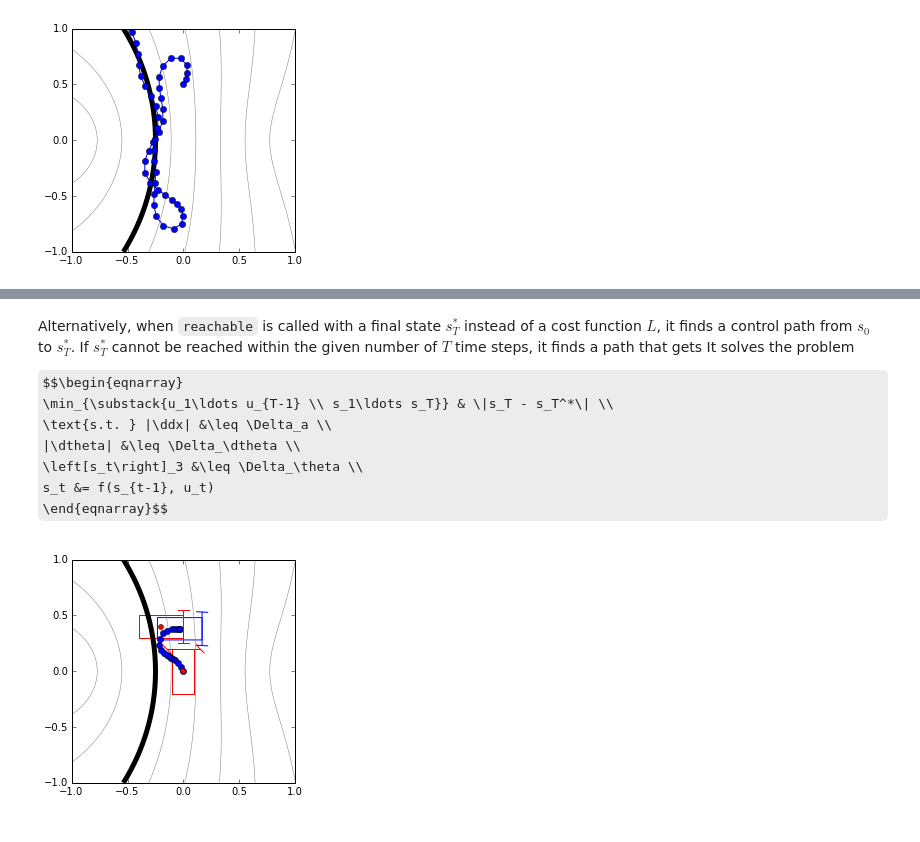
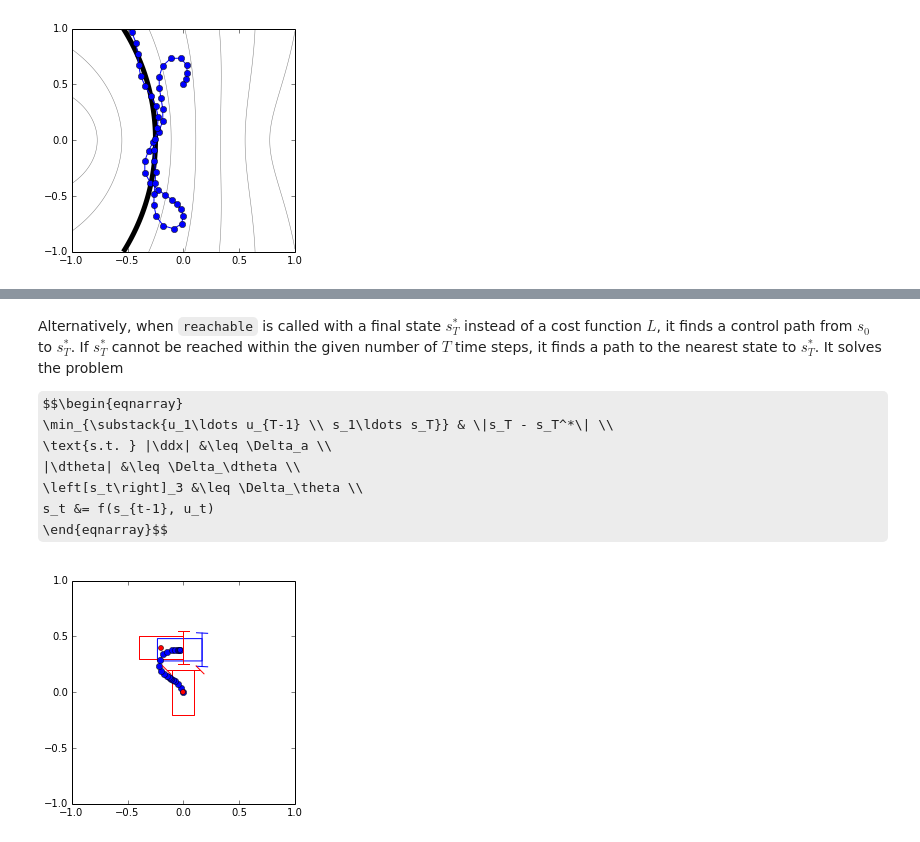
Before and after one commit to a-rahimi/sqp-control, a Jupyter notebook: Following an Uncertain Path.ipynb, the cells around one changed output, grey strips where cells are left out. Drawn from its saved outputs; the diff is of its cells as text; code cells hidden in the pictures; some formulas as TeX source.

````diff
--- a/Following an Uncertain Path.ipynb
+++ b/Following an Uncertain Path.ipynb
@@ -199,22 +203,3 @@ $$\begin{eqnarray}
 Starting from an initial state $s_0$, the solution of the optimization is the sequence of of states and controls that minimizes the objective over a time horizon of length $T$.
 
 The routine ```reachable``` solves this problem as a sequence of quadratic programs.
-# %%
-def show_results_per_iter(path, s0, sT, S, L, it, animated=0):
-  sim.show_results(path, S, L, animated=animated,
-                   save_output=anim if animated else None)
-  if s0 is not None:
-    sim.draw_car(P.figure(0).get_axes()[0], s0, color='r')
-  if sT is not None:
-    sim.draw_car(P.figure(0).get_axes()[0], sT, color='r')
-  anim(P.gca(), 0)
-
-
-T = 30
-s0 = (.0, .0, pi/2, .04, -pi/4)
-S,U = continuous.reachable(T, s0, None,
-                lambda s,**kw: continuous.state_cost(p, target_speed, lambda_speed, s,**kw),
-                sim.apply_control, max_dtheta, max_theta, max_ddx,
-                show_results=lambda *a: show_results_per_iter(p, s0, None, *a))
-show_results_per_iter(p, s0, None, S, None, 0, animated=1e-6)
-P.close('all');
@@ -223,5 +210,5 @@ P.close('all');
 # %% [markdown]
-Alternatively, when ```reachable``` is called with a final state $s_T^*$ instead of a cost function $L$, it finds a control path from $s_0$ to $s_T^*$. If $s_T^*$ cannot be reached within the given number of $T$ time steps, it finds a path that gets It solves the problem
+Alternatively, when ```reachable``` is called with a final state $s_T^*$ instead of a cost function $L$, it finds a control path from $s_0$ to $s_T^*$. If $s_T^*$ cannot be reached within the given number of $T$ time steps, it finds a path to the nearest state to $s_T^*$. It solves the problem
 
 $$\begin{eqnarray}
 \min_{\substack{u_1\ldots u_{T-1} \\ s_1\ldots s_T}} & \|s_T - s_T^*\| \\
@@ -233,9 +220,9 @@ $$\begin{eqnarray}
 # %%
 s0 = (.0, .0, pi/2, .04, pi/4)
 sT = (-.2, .4, 0, .0, 0)
 S,U = continuous.reachable(20, s0, sT, None, sim.apply_control, max_dtheta, max_theta, max_ddx,
-                           show_results=lambda *a: show_results_per_iter(p, s0, sT, *a))
-show_results_per_iter(p, s0, sT, S, None, 0, animated=1e-6)
+                           show_results=lambda *a: show_results_per_iter(None, s0, sT, *a))
+show_results_per_iter(None, s0, sT, S, None, 0, animated=1e-6)
 P.close('all')
 # %% [output]
-[figure, old version]
+[figure, new version]
````
Also changed, not shown: parts of 9 cells of this notebook.
